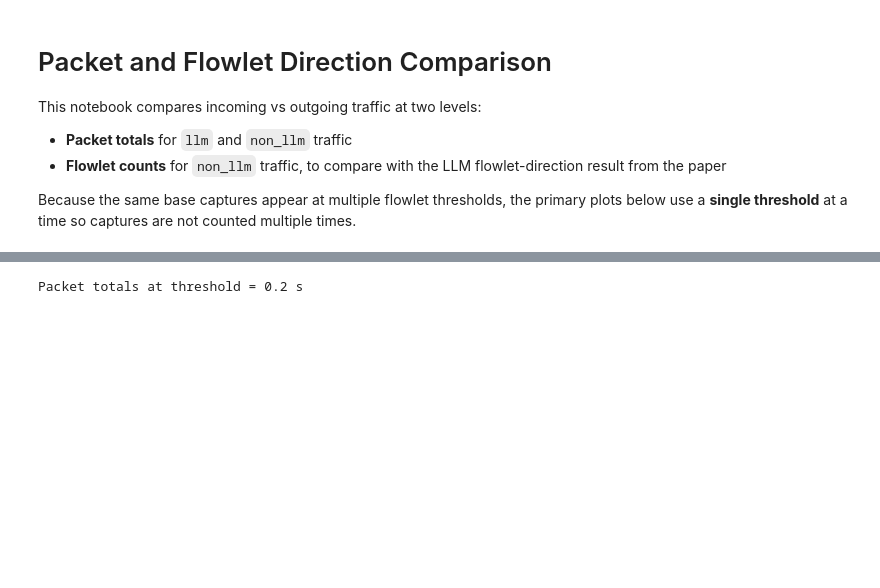
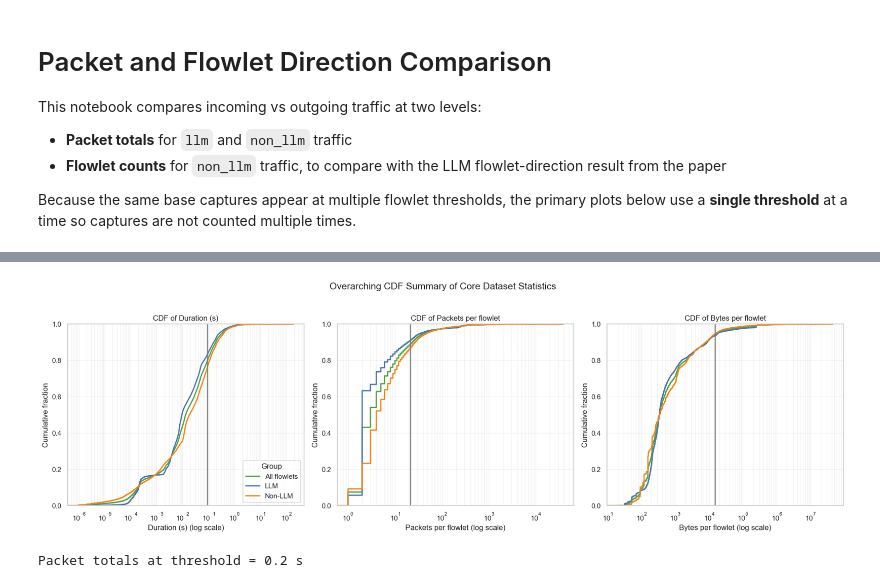
Before and after one commit to MatthewELucio/Networks-Project, a Jupyter notebook: visualizations/data_visualizations_2.ipynb, the cells around one changed output, grey strips where cells are left out. Saved outputs shown, nothing was run; the diff lists cells and outputs as text; code cells hidden in the pictures; blank space fills up the shorter version.

```diff
--- a/visualizations/data_visualizations_2.ipynb
+++ b/visualizations/data_visualizations_2.ipynb
@@ -101,0 +106,99 @@ Available thresholds: [0.05, 0.1, 0.2]
+# %%
+core_df = df[df["traffic_class"].isin(["llm", "non_llm"])].copy()
+core_df["traffic_class_label"] = core_df["traffic_class"].map({"llm": "LLM", "non_llm": "Non-LLM"})
+
+core_stats = pd.DataFrame(
+    [
+        {
+            "Traffic class": "All flowlets",
+            "Flowlets": len(core_df),
+            "Dur. mean": core_df["duration"].mean(),
+            "Pkts mean": core_df["packet_count"].mean(),
+            "Bytes mean": core_df["total_bytes"].mean(),
+        },
+        {
+            "Traffic class": "LLM",
+            "Flowlets": (core_df["traffic_class"] == "llm").sum(),
+            "Dur. mean": core_df.loc[core_df["traffic_class"] == "llm", "duration"].mean(),
+            "Pkts mean": core_df.loc[core_df["traffic_class"] == "llm", "packet_count"].mean(),
+            "Bytes mean": core_df.loc[core_df["traffic_class"] == "llm", "total_bytes"].mean(),
+        },
+        {
+            "Traffic class": "Non-LLM",
+            "Flowlets": (core_df["traffic_class"] == "non_llm").sum(),
+            "Dur. mean": core_df.loc[core_df["traffic_class"] == "non_llm", "duration"].mean(),
+            "Pkts mean": core_df.loc[core_df["traffic_class"] == "non_llm", "packet_count"].mean(),
+            "Bytes mean": core_df.loc[core_df["traffic_class"] == "non_llm", "total_bytes"].mean(),
+        },
+    ]
+)
+
+display(
+    core_stats.style.format({
+        "Flowlets": "{:,.0f}",
+        "Dur. mean": "{:.3f}",
+        "Pkts mean": "{:.3f}",
+        "Bytes mean": "{:,.0f}",
+    }).hide(axis="index").set_caption("Core dataset statistics from the current snapshot")
+)
+
+cdf_specs = [
+    ("duration", "Duration (s)", True),
+    ("packet_count", "Packets per flowlet", True),
+    ("total_bytes", "Bytes per flowlet", True),
+]
+
+plot_frames = [
+    ("All flowlets", core_df),
+    ("LLM", core_df[core_df["traffic_class"] == "llm"]),
+    ("Non-LLM", core_df[core_df["traffic_class"] == "non_llm"]),
+]
+
+fig, axes = plt.subplots(1, 3, figsize=(18, 5.5))
+color_map = {
+    "All flowlets": "#54A24B",
+    "LLM": "#4C78A8",
+    "Non-LLM": "#F58518",
+}
+
+for ax, (metric, label, use_log_scale) in zip(axes, cdf_specs):
+    all_metric_df = None
+
+    for class_label, subset in plot_frames:
+        metric_df = subset[[metric]].dropna()
+        if use_log_scale:
+            metric_df = metric_df[metric_df[metric] > 0]
+
+        sns.ecdfplot(
+            data=metric_df,
+            x=metric,
+            ax=ax,
+            label=class_label,
+            linewidth=2,
+            color=color_map[class_label],
+        )
+
+        if class_label == "All flowlets":
+            all_metric_df = metric_df
+
+    if all_metric_df is not None and not all_metric_df.empty:
+        metric_mean = all_metric_df[metric].mean()
+        metric_std = all_metric_df[metric].std()
+        min_positive = all_metric_df[metric].min()
+
+        if pd.notna(metric_mean) and metric_mean > 0:
+            ax.axvline(metric_mean, color="#7A7A7A", linewidth=1.8, alpha=0.95, linestyle="-")
+
+    ax.set_title(f"CDF of {label}")
+    ax.set_xlabel(label)
+    ax.set_ylabel("Cumulative fraction")
+    if use_log_scale:
+        ax.set_xscale("log")
+        ax.set_xlabel(f"{label} (log scale)")
+    ax.grid(True, which="both", alpha=0.25)
+
+axes[0].legend(title="Group", loc="lower right")
+fig.suptitle("Overarching CDF Summary of Core Dataset Statistics", fontsize=15, y=1.03)
+plt.tight_layout()
+plt.show()
+# %% [output]
@@ -102,3 +210,4 @@ Available thresholds: [0.05, 0.1, 0.2]
+[figure, added]
 # %%
 # Pick a single threshold to avoid counting the same base capture multiple times.
 # Change this to 0.05 or 0.1 if you want to compare a different flowlet construction.
```
Also changed, not shown: parts of 5 cells of this notebook.
